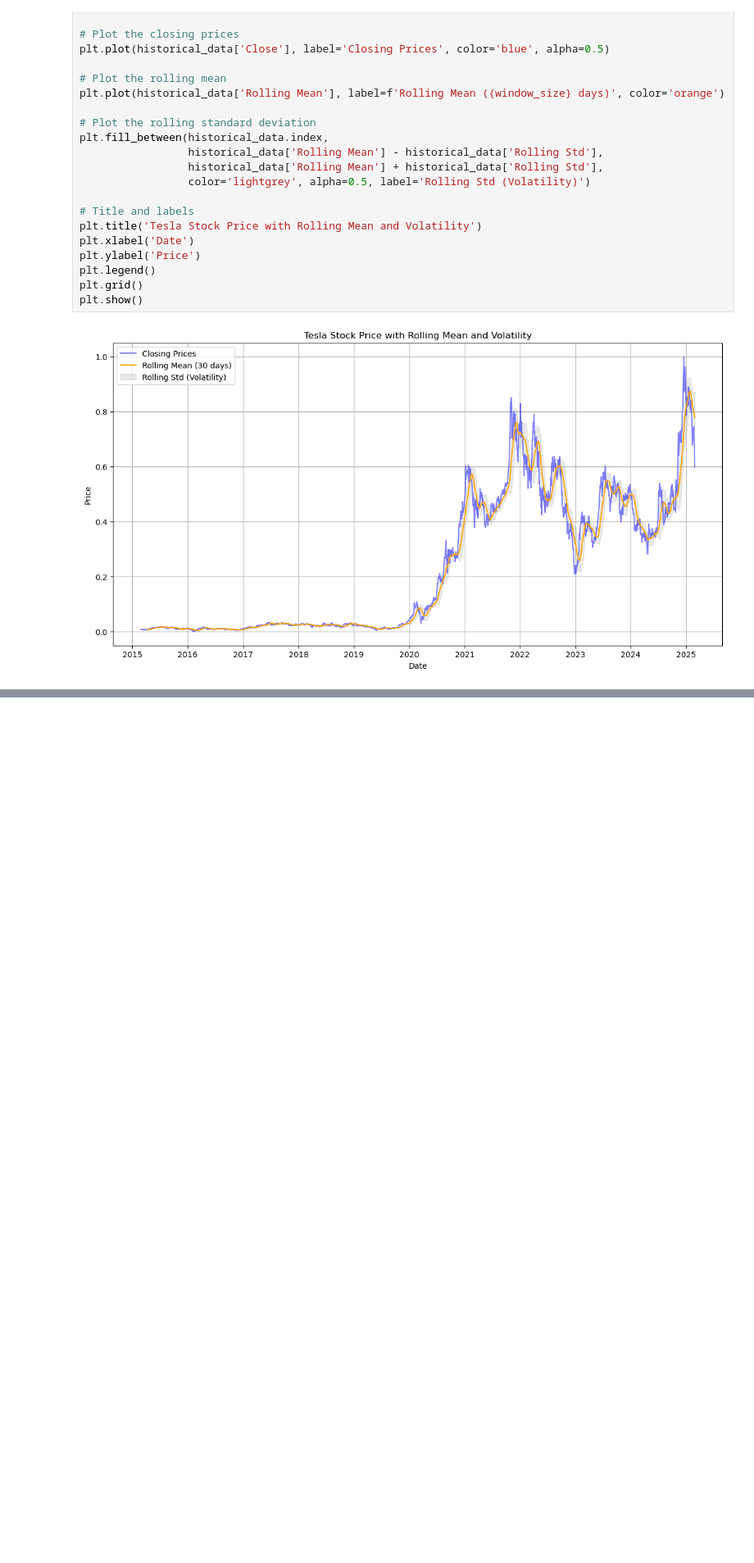
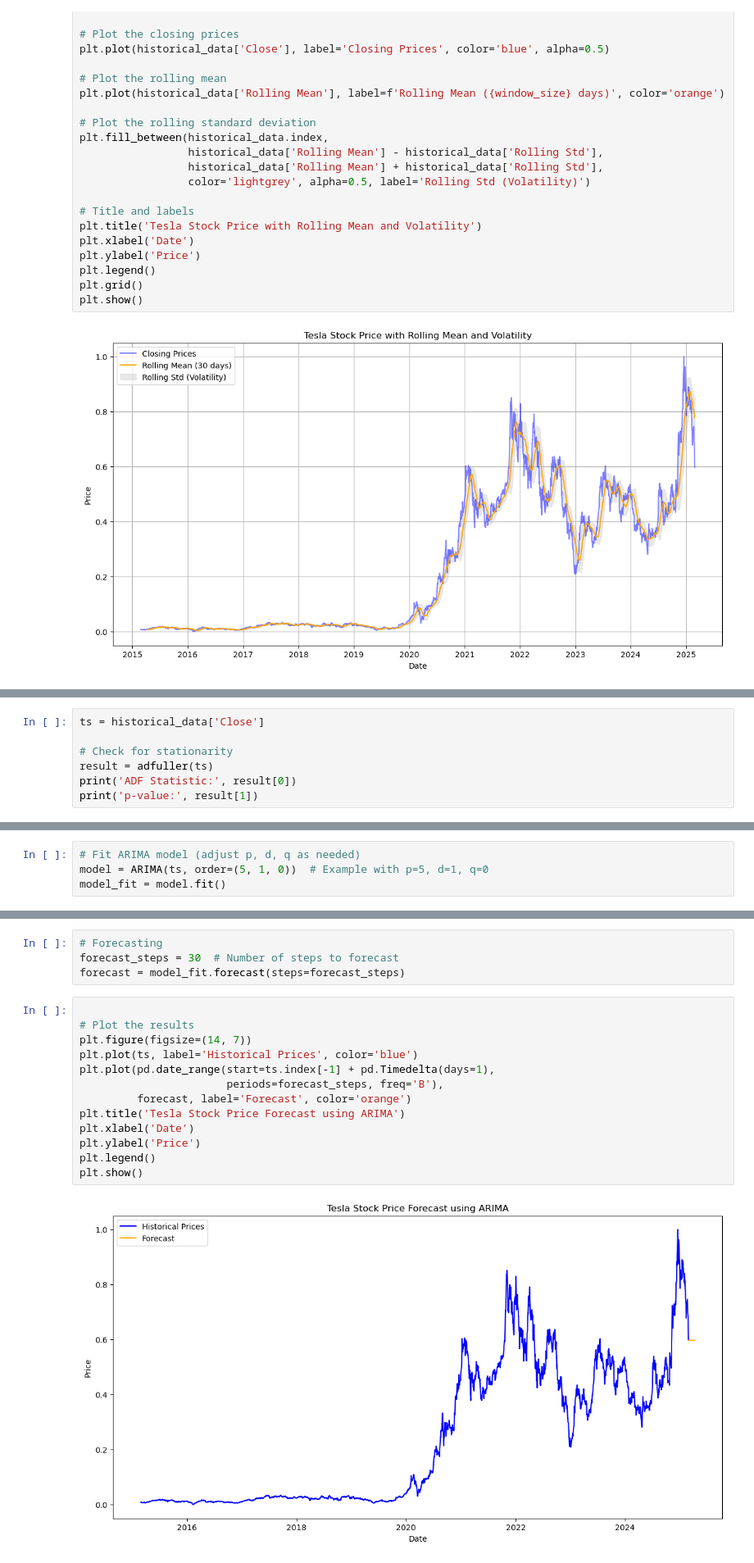
Before and after one commit to erisimasol/Week-11-KAIM-10X, a Jupyter notebook: Notebook/Week-11-Task.ipynb, the cells around one changed output, grey strips where cells are left out. Shown at 82% size. Cells and saved outputs as stored; diff of their text form; blank space fills up the shorter version.

Commit message:
Time Series Forecasting Models

```diff
--- a/Notebook/Week-11-Task.ipynb
+++ b/Notebook/Week-11-Task.ipynb
@@ -373,0 +383,7 @@ plt.show()
+# %%
+ts = historical_data['Close']
+
+# Check for stationarity
+result = adfuller(ts)
+print('ADF Statistic:', result[0])
+print('p-value:', result[1])
@@ -373,0 +397,4 @@ plt.show()
+# %%
+# Fit ARIMA model (adjust p, d, q as needed)
+model = ARIMA(ts, order=(5, 1, 0))  # Example with p=5, d=1, q=0
+model_fit = model.fit()
@@ -373,0 +422,19 @@ plt.show()
+# %%
+# Forecasting
+forecast_steps = 30  # Number of steps to forecast
+forecast = model_fit.forecast(steps=forecast_steps)
+# %%
+
+# Plot the results
+plt.figure(figsize=(14, 7))
+plt.plot(ts, label='Historical Prices', color='blue')
+plt.plot(pd.date_range(start=ts.index[-1] + pd.Timedelta(days=1),
+                       periods=forecast_steps, freq='B'),
+         forecast, label='Forecast', color='orange')
+plt.title('Tesla Stock Price Forecast using ARIMA')
+plt.xlabel('Date')
+plt.ylabel('Price')
+plt.legend()
+plt.show()
+# %% [output]
+[figure, added]
```
Also changed, not shown: parts of 6 cells of this notebook.
